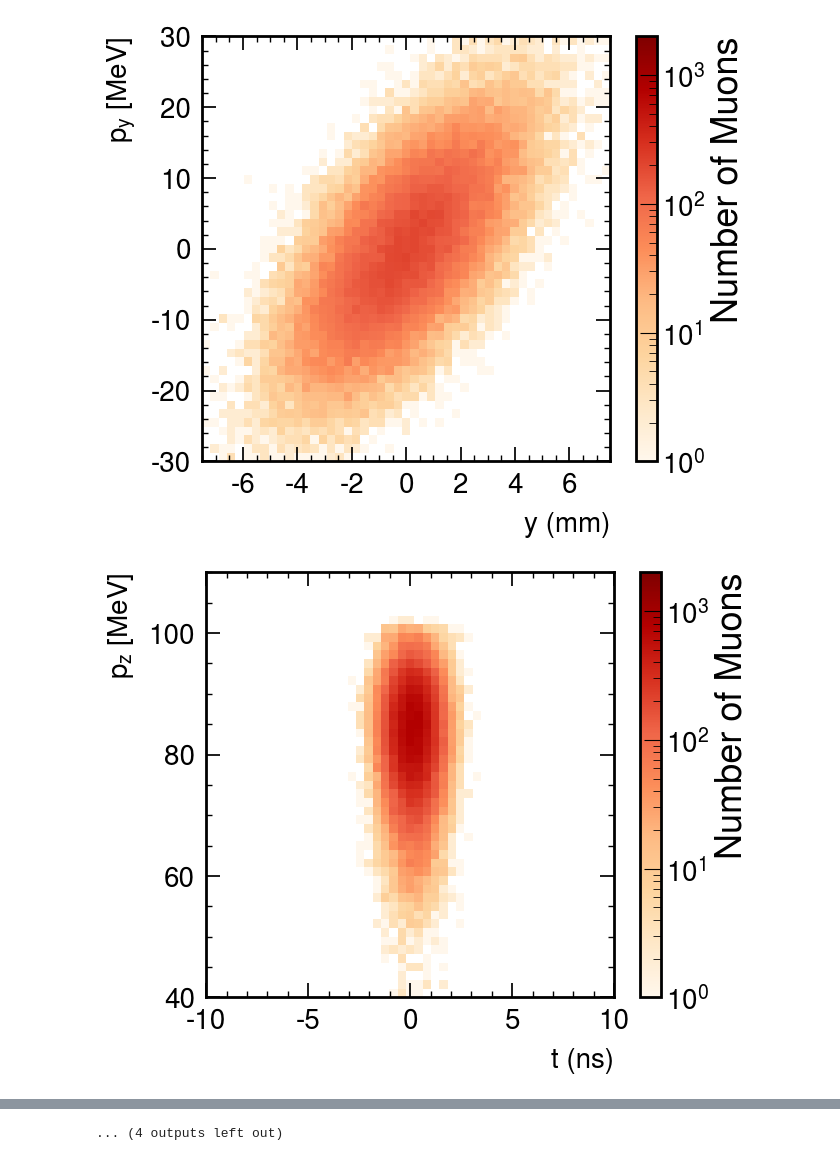
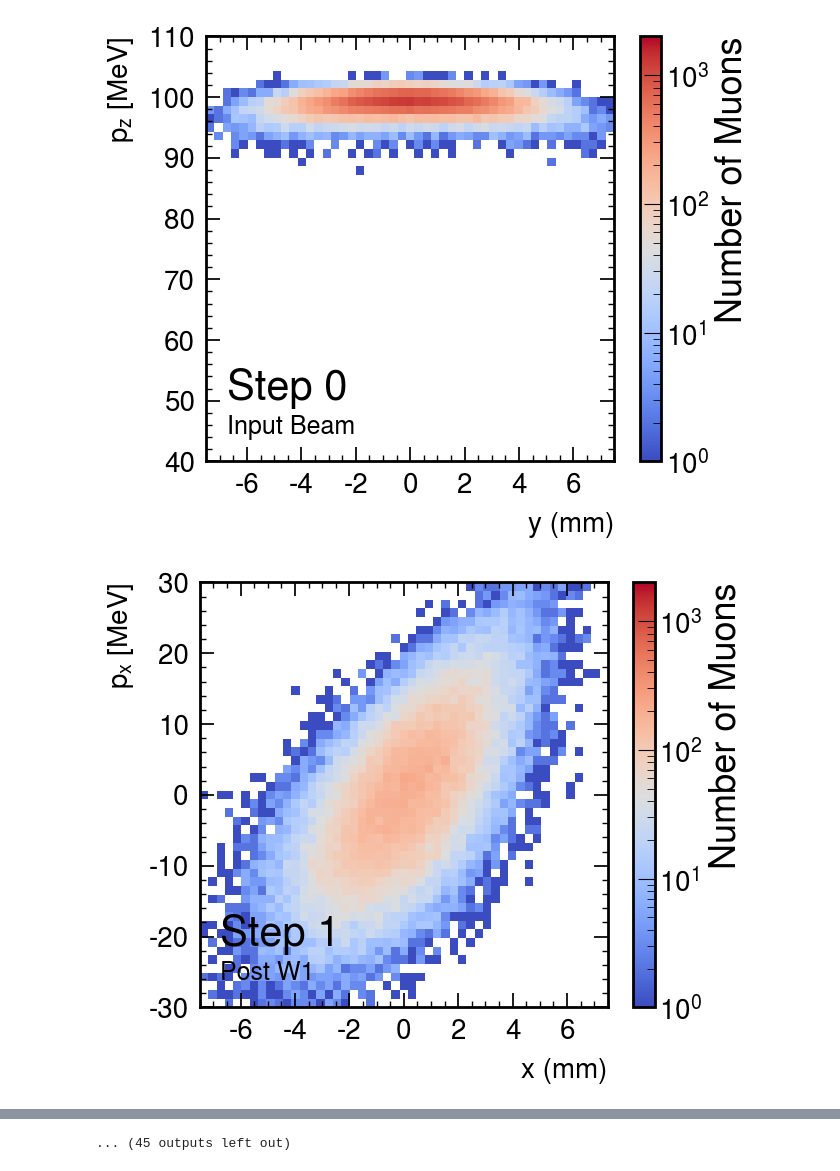
Before and after one commit to kdp-lab/muC-final-cooling, a Jupyter notebook: plots/Phase Space.ipynb, the cells around one changed output, grey strips where cells are left out. Saved outputs shown, nothing was run; the diff lists cells and outputs as text; code cells hidden in the pictures.

Commit message:
working on plots

```diff
--- a/plots/Phase Space.ipynb
+++ b/plots/Phase Space.ipynb
@@ -11,27 +12,39 @@ import os
 # %%
-path = "phaseSpacePlots"
-fnames = ["pre_w1.csv", "post_correct.csv", "post_drift.csv", "pre_w2.csv", "post_w2_cut_remove_dispersion.csv"]
-PLOT_TARGETS = [pd.read_csv(os.path.join(path,i)) for i in fnames]
+path = "phaseSpacePlots/"
+fnames = sorted(glob.glob("./phaseSpacePlots/csv/*.csv"), key=lambda name: int(name.split("step")[1].split("_")[0]))
+PLOT_TARGETS = [ [os.path.basename(i)[:-4], pd.read_csv(i)] for iF, i in enumerate(fnames)]
 # %%
-PLOT_TITLES = ["Initial distribution", "After first wedge", "After drift", "After RF cavity and refocusing", "After second wedge"]
-PLOT_AXES = [("x", "Px"), ("y", "Py"), ("t", "Pz")]
-PLOT_LABELS = [("x (mm)", "p$_{x}$ [MeV]"), ("y (mm)", "p$_{y}$ [MeV]"), ("t (ns)", "p$_{z}$ [MeV]")]
+STEP_NAMES = ["Input Beam", "Post W1", "Post D1", "Post Reverse Transverse", "Post Drift", "Post No Transverse", "Post RF", "Post Recombine Transverse", "Post W2", "Post W2 Cut", "Post D2"]
+PLOTS = [
+    [("x", "Px"), ("x (mm)", "p$_{x}$ [MeV]")],
+    [("y", "Py"), ("y (mm)", "p$_{y}$ [MeV]")],
+    [("t", "Pz"), ("t (ns)", "p$_{z}$ [MeV]")],
+    [("x", "Pz"), ("x (mm)", "p$_{z}$ [MeV]")],
+    [("y", "Pz"), ("y (mm)", "p$_{z}$ [MeV]")],
+]
 # %%
-bins_xy = [np.linspace(-7.5, 7.5, 50), np.linspace(-30, 30, 50)]
-bins_z = [np.linspace(-10, 10, 50), np.linspace(40, 110, 50)]
+bins = {
+    "x"  : np.linspace(-7.5, 7.5, 50),
+    "y"  : np.linspace(-7.5, 7.5, 50),
+    "t"  : np.linspace(-10, 10, 50),
+    "Px" : np.linspace(-30, 30, 50),
+    "Py" : np.linspace(-30, 30, 50),
+    "Pz" : np.linspace(40, 110, 50),
+}
 zlog = True
+cmap = "coolwarm" # "OrRd"
 
-for i, df in enumerate(PLOT_TARGETS):
-    for j, ((xaxis, yaxis), (xlabel, ylabel)) in enumerate(zip(PLOT_AXES, PLOT_LABELS)):
+for i, [step_name, [name, df]] in enumerate(zip(STEP_NAMES, PLOT_TARGETS)):
+    for j, ((xaxis, yaxis), (xlabel, ylabel)) in enumerate(PLOTS):
 
         # make plot
         fig = plt.figure(figsize=(6, 5))
         ax = plt.axes([0.1, 0.1, 0.85, 0.85])
 
         if zlog:
-            h = plt.hist2d(df[xaxis], df[yaxis], bins=bins_z if j == 2 else bins_xy, cmap="OrRd", norm=mpl.colors.LogNorm(vmin=10**0, vmax=2*10**3))
+            h = plt.hist2d(df[xaxis], df[yaxis], bins=[bins[xaxis], bins[yaxis]], cmap=cmap, norm=mpl.colors.LogNorm(vmin=10**0, vmax=2*10**3))
         else:
-            h = plt.hist2d(df[xaxis], df[yaxis], bins=bins_z if j == 2 else bins_xy, cmap="OrRd", vmin=0, vmax=2*10**3)
+            h = plt.hist2d(df[xaxis], df[yaxis], bins=[bins[xaxis], bins[yaxis]], cmap=cmap, vmin=0, vmax=2*10**3)
 
         # set labels
         ax.set_xlabel(xlabel, fontsize=20, labelpad=9, horizontalalignment='right', x=1.0)
@@ -63,9 +76,12 @@ for i, df in enumerate(PLOT_TARGETS):
         plt.locator_params(axis='y', nbins=5 if j==2 else 8)
         plt.locator_params(axis='x', nbins=7 if j==2 else 8)
 
+        # text
+        plt.text(0.05, 0.22, f"Step {i}", fontsize=30, ha='left', va='top', transform=plt.gca().transAxes)
+        plt.text(0.05, 0.11, step_name, fontsize=18, ha='left', va='top', transform=plt.gca().transAxes)
 
         # output name
-        outFileName = os.path.join(path, "pdfs", f"{fnames[i].strip('.csv')}_{xaxis}_{yaxis}_{'log' if zlog else 'lin'}.pdf")
+        outFileName = os.path.join(path, "pdfs/steps", f"{name}_{xaxis}_{yaxis}_{'log' if zlog else 'lin'}.pdf")
         print(outFileName)
         plt.savefig(outFileName, bbox_inches="tight")
 # %% [output]
@@ -91,2 +129,2 @@ phaseSpacePlots/pdfs/post_w2_cut_remove_dispersion_t_Pz_log.pdf
-[figure, old version]
+[figure, new version]
-[figure, old version]
+[figure, new version]
@@ -98 +135 @@ phaseSpacePlots/pdfs/post_w2_cut_remove_dispersion_t_Pz_log.pdf
-... (4 outputs left out)
+... (45 outputs left out)
```
Also changed, not shown: parts of 2 cells of this notebook, 1 other file.
